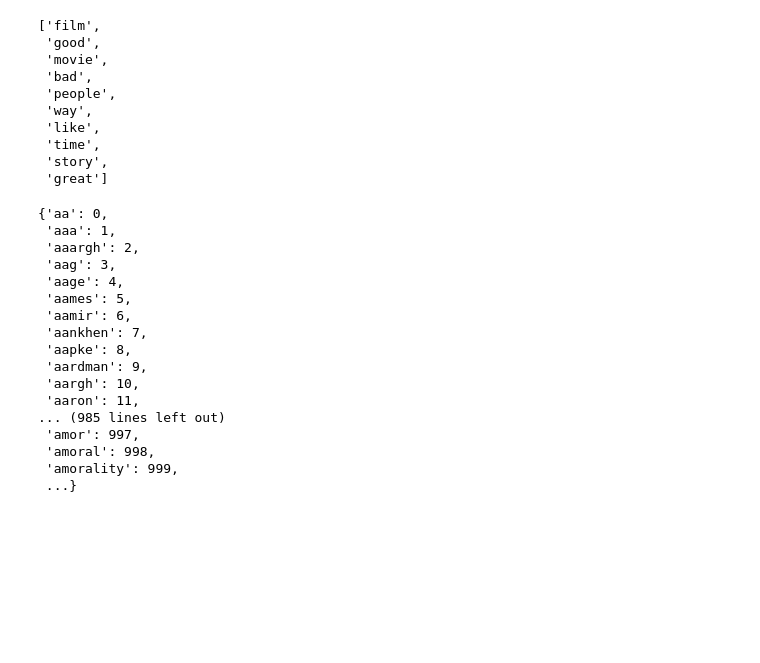
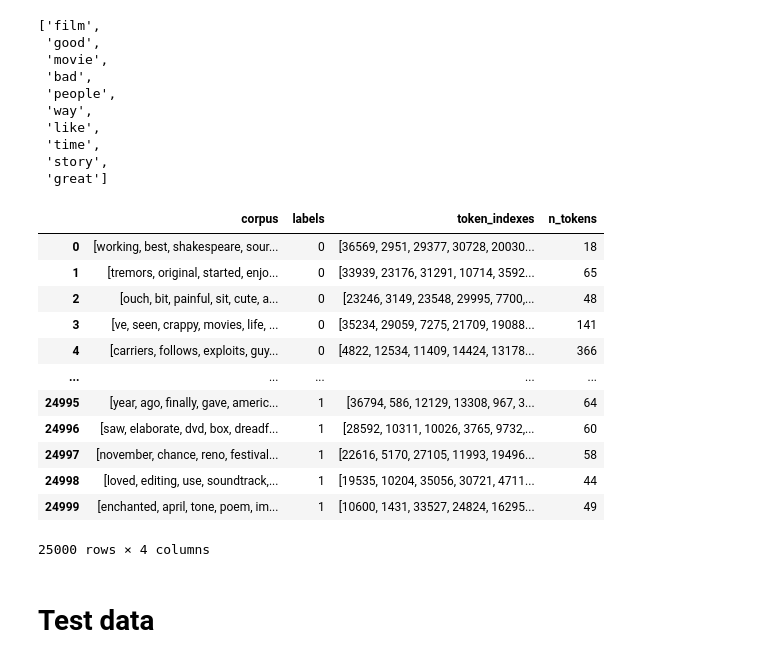
Before and after one commit to lmaczews/keras, a Jupyter notebook: notebooks/ac_imdb_tokens.ipynb, the cells around one changed output. Drawn from its saved outputs; the diff is of its cells as text; code cells hidden in the pictures; blank space fills up the shorter version.

```diff
--- a/notebooks/ac_imdb_tokens.ipynb
+++ b/notebooks/ac_imdb_tokens.ipynb
@@ -116,23 +130,26 @@ tokens_to_exclude =  too_rare + too_frequent
 corpus, token2index, index2token = tc.get_corpus(tokens_to_exclude)
 # %%
 labels = tc.labels
-# %%
-token2index
-# %% [output]
-{'aa': 0,
- 'aaa': 1,
- 'aaargh': 2,
- 'aag': 3,
- 'aage': 4,
- 'aames': 5,
- 'aamir': 6,
- 'aankhen': 7,
- 'aapke': 8,
- 'aardman': 9,
- 'aargh': 10,
- 'aaron': 11,
-... (985 lines left out)
- 'amor': 997,
- 'amoral': 998,
- 'amorality': 999,
- ...}
+# %%
+corpus_df = pd.DataFrame.from_dict({'corpus':corpus, 'labels':labels})
+# %%
+corpus_df['token_indexes'] = corpus_df.corpus.map(lambda x: [token2index.get(i) for i in x if i in token2index.keys()])
+corpus_df['n_tokens'] = corpus_df.token_indexes.map(lambda x: len(x))
+# %%
+corpus_df
+# %% [output]
+|  | corpus | labels | token_indexes | n_tokens |
+| 0 | [working, best, shakespeare, sour... | 0 | [36569, 2951, 29377, 30728, 20030... | 18 |
+| 1 | [tremors, original, started, enjo... | 0 | [33939, 23176, 31291, 10714, 3592... | 65 |
+| 2 | [ouch, bit, painful, sit, cute, a... | 0 | [23246, 3149, 23548, 29995, 7700,... | 48 |
+| 3 | [ve, seen, crappy, movies, life, ... | 0 | [35234, 29059, 7275, 21709, 19088... | 141 |
+| 4 | [carriers, follows, exploits, guy... | 0 | [4822, 12534, 11409, 14424, 13178... | 366 |
+| ... | ... | ... | ... | ... |
+| 24995 | [year, ago, finally, gave, americ... | 1 | [36794, 586, 12129, 13308, 967, 3... | 64 |
+| 24996 | [saw, elaborate, dvd, box, dreadf... | 1 | [28592, 10311, 10026, 3765, 9732,... | 60 |
+| 24997 | [november, chance, reno, festival... | 1 | [22616, 5170, 27105, 11993, 19496... | 58 |
+| 24998 | [loved, editing, use, soundtrack,... | 1 | [19535, 10204, 35056, 30721, 4711... | 44 |
+| 24999 | [enchanted, april, tone, poem, im... | 1 | [10600, 1431, 33527, 24824, 16295... | 49 |
+25000 rows × 4 columns
+# %% [markdown]
+# Test data
```
Also changed, not shown: parts of 17 cells of this notebook, 1 other file.
